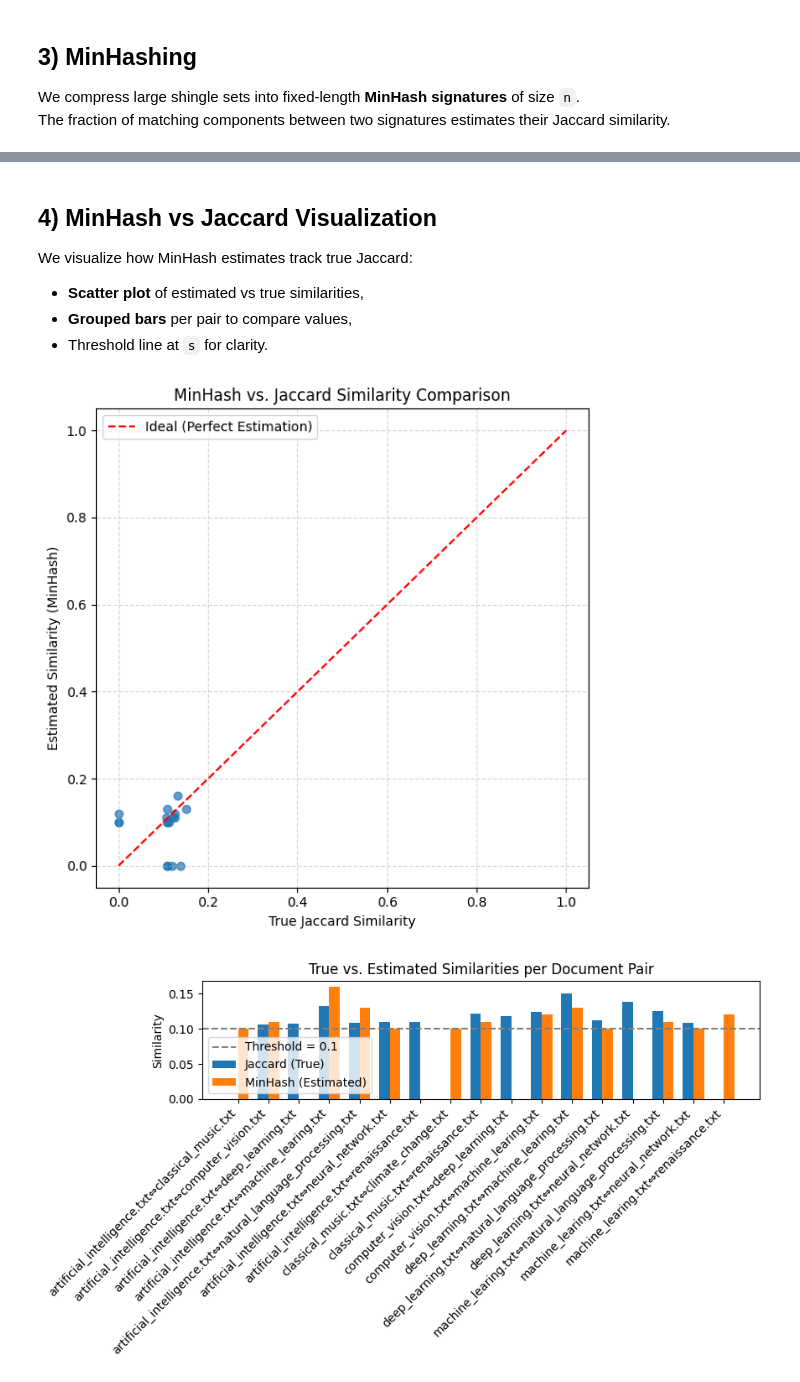
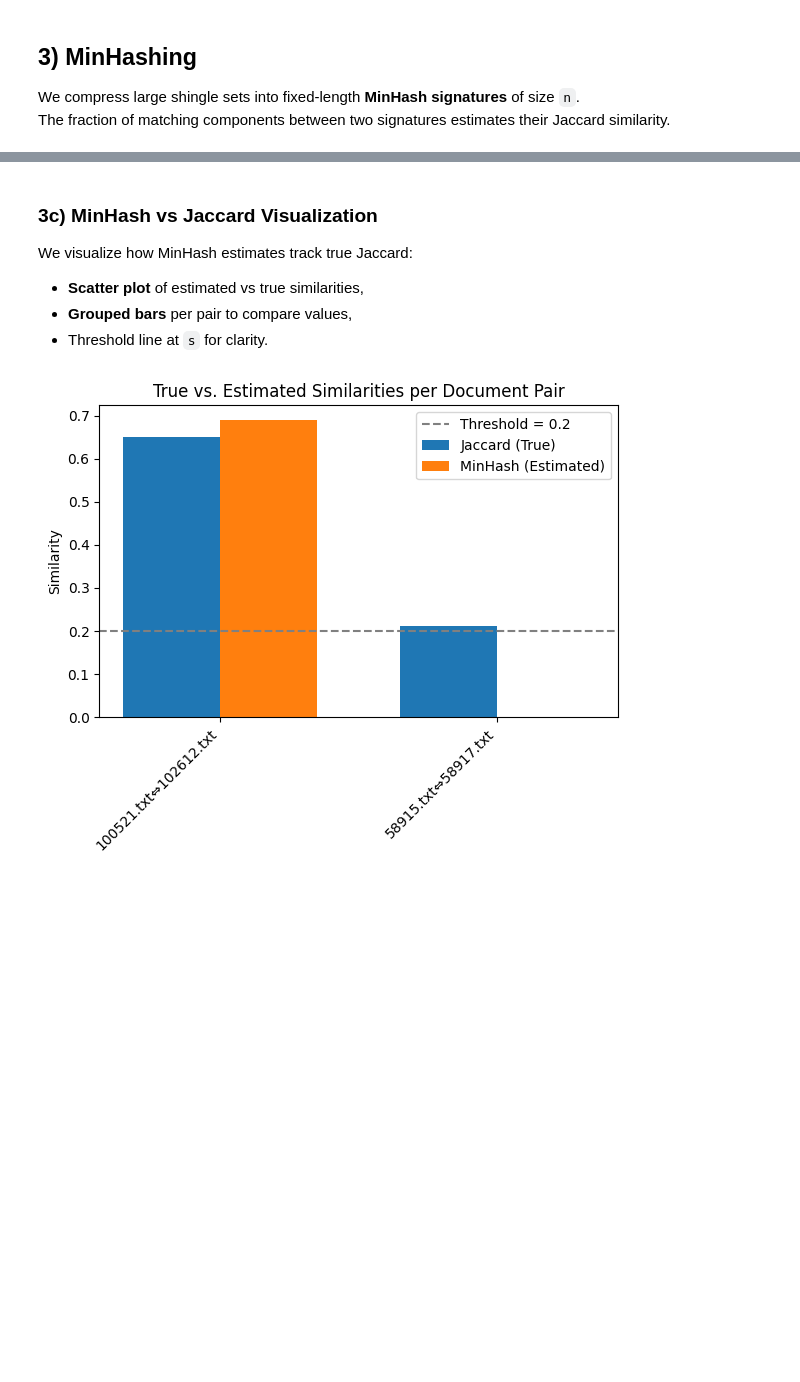
Before and after one commit to emanueleminotti/ID2222-DataMining, a Jupyter notebook: homework1/FindingSimilarItems.ipynb, the cells around one changed output, grey strips where cells are left out. Drawn from its saved outputs; the diff is of its cells as text; code cells hidden in the pictures; blank space fills up the shorter version.

```diff
--- a/homework1/FindingSimilarItems.ipynb
+++ b/homework1/FindingSimilarItems.ipynb
@@ -67,7 +74,7 @@ SHINGLE_LENGTH = 5
 MINHASH_SIGNATURE_SIZE = 100
 
 # The Jaccard similarity threshold 's'
-SIMILARITY_THRESHOLD = 0.1
+SIMILARITY_THRESHOLD = 0.2
 
 doc_files = sorted(glob.glob(os.path.join(DATA_DIR, '*.txt')))
 num_docs = len(doc_files)
@@ -358,5 +343,5 @@ MinHash Estimate:       13 pairs
 # %% [markdown]
-## 4) MinHash vs Jaccard Visualization
+### 3c) MinHash vs Jaccard Visualization
 We visualize how MinHash estimates track true Jaccard:
 - **Scatter plot** of estimated vs true similarities,
 - **Grouped bars** per pair to compare values,
@@ -364,43 +349,30 @@ We visualize how MinHash estimates track true Jaccard:
 # %%
 # If either list is empty, skip visualization
 if not ground_truth_similar_pairs and not minhash_similar_pairs:
     print("No similar pairs to visualize.")
 else:
     # Prepare data
     gt_pairs = {pair: sim for pair, sim in ground_truth_similar_pairs}
     mh_pairs = {pair: sim for pair, sim in minhash_similar_pairs}
 
     # Collect all unique pairs that appear in either set
     all_pairs = sorted(set(gt_pairs.keys()) | set(mh_pairs.keys()))
     jaccard_vals = [gt_pairs.get(p, 0) for p in all_pairs]
     minhash_vals = [mh_pairs.get(p, 0) for p in all_pairs]
 
-    # --- Scatter plot: Estimated vs True Similarity ---
-    plt.figure(figsize=(6, 6))
-    plt.scatter(jaccard_vals, minhash_vals, alpha=0.7)
-    plt.plot([0, 1], [0, 1], 'r--', label='Ideal (Perfect Estimation)')
-    plt.xlabel("True Jaccard Similarity")
-    plt.ylabel("Estimated Similarity (MinHash)")
-    plt.title("MinHash vs. Jaccard Similarity Comparison")
-    plt.legend()
-    plt.grid(True, linestyle='--', alpha=0.5)
-    plt.tight_layout()
-    plt.show()
-
     # --- Bar chart: Compare similarities for each pair ---
     x = np.arange(len(all_pairs))
     width = 0.35
     plt.figure(figsize=(max(6, 0.4 * len(all_pairs) + 2), 5))
     plt.bar(x - width/2, jaccard_vals, width, label="Jaccard (True)")
     plt.bar(x + width/2, minhash_vals, width, label="MinHash (Estimated)")
     plt.xticks(x, [f"{a}⇔{b}" for (a,b) in all_pairs], rotation=45, ha='right')
     plt.ylabel("Similarity")
     plt.title("True vs. Estimated Similarities per Document Pair")
     plt.axhline(SIMILARITY_THRESHOLD, color='gray', linestyle='--', label=f"Threshold = {SIMILARITY_THRESHOLD}")
     plt.legend()
     plt.tight_layout()
     plt.show()
 # %% [output]
-[figure, old version]
+[figure, new version]
-[figure, removed]
 # %% [markdown]
```
Also changed, not shown: parts of 12 cells of this notebook, 18 other files.
